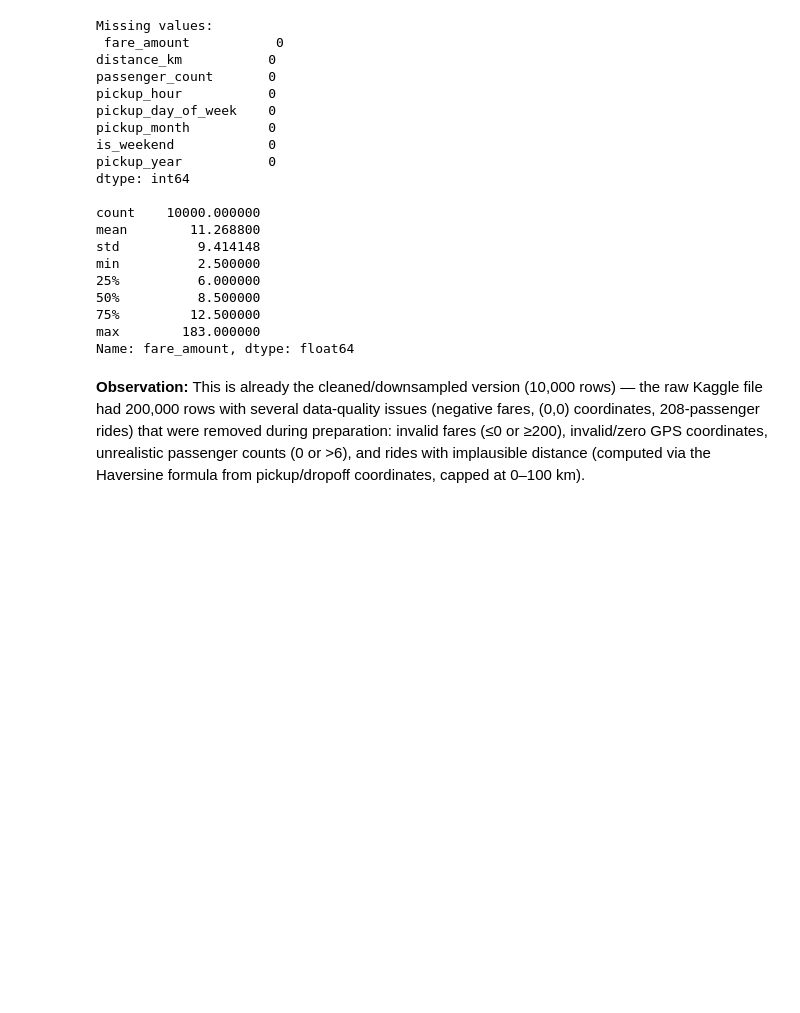
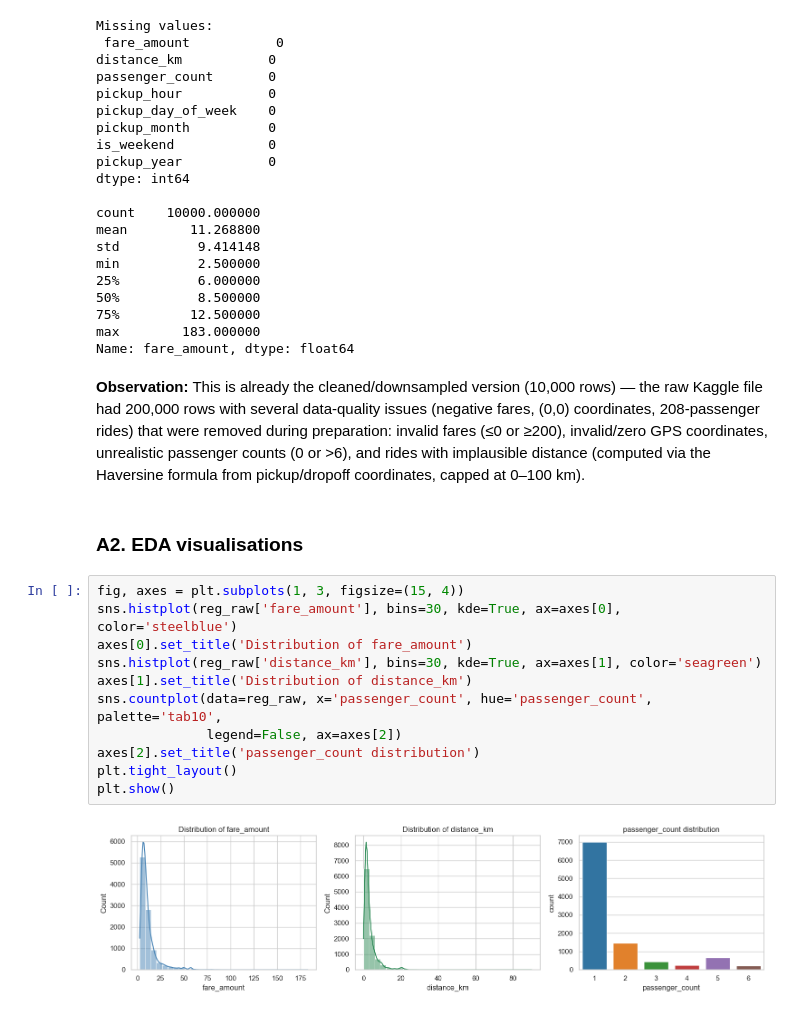
Before and after one commit to Pranava-M/ML_Capstone_Gig_Workers, a Jupyter notebook: Regression2.ipynb, the cells around one changed output. Cells and saved outputs as stored; diff of their text form; blank space fills up the shorter version.

Commit message:
Updated Regression2 notebook with EDA visualisations

```diff
--- a/Regression2.ipynb
+++ b/Regression2.ipynb
@@ -71,3 +71,18 @@ Name: fare_amount, dtype: float64
 were removed during preparation: invalid fares (≤0 or ≥200), invalid/zero GPS coordinates, unrealistic
 passenger counts (0 or >6), and rides with implausible distance (computed via the Haversine formula from
 pickup/dropoff coordinates, capped at 0–100 km).
+# %% [markdown]
+### A2. EDA visualisations
+# %%
+fig, axes = plt.subplots(1, 3, figsize=(15, 4))
+sns.histplot(reg_raw['fare_amount'], bins=30, kde=True, ax=axes[0], color='steelblue')
+axes[0].set_title('Distribution of fare_amount')
+sns.histplot(reg_raw['distance_km'], bins=30, kde=True, ax=axes[1], color='seagreen')
+axes[1].set_title('Distribution of distance_km')
+sns.countplot(data=reg_raw, x='passenger_count', hue='passenger_count', palette='tab10',
+              legend=False, ax=axes[2])
+axes[2].set_title('passenger_count distribution')
+plt.tight_layout()
+plt.show()
+# %% [output]
+[figure, added]
```
Also changed, not shown: parts of 5 cells of this notebook.
